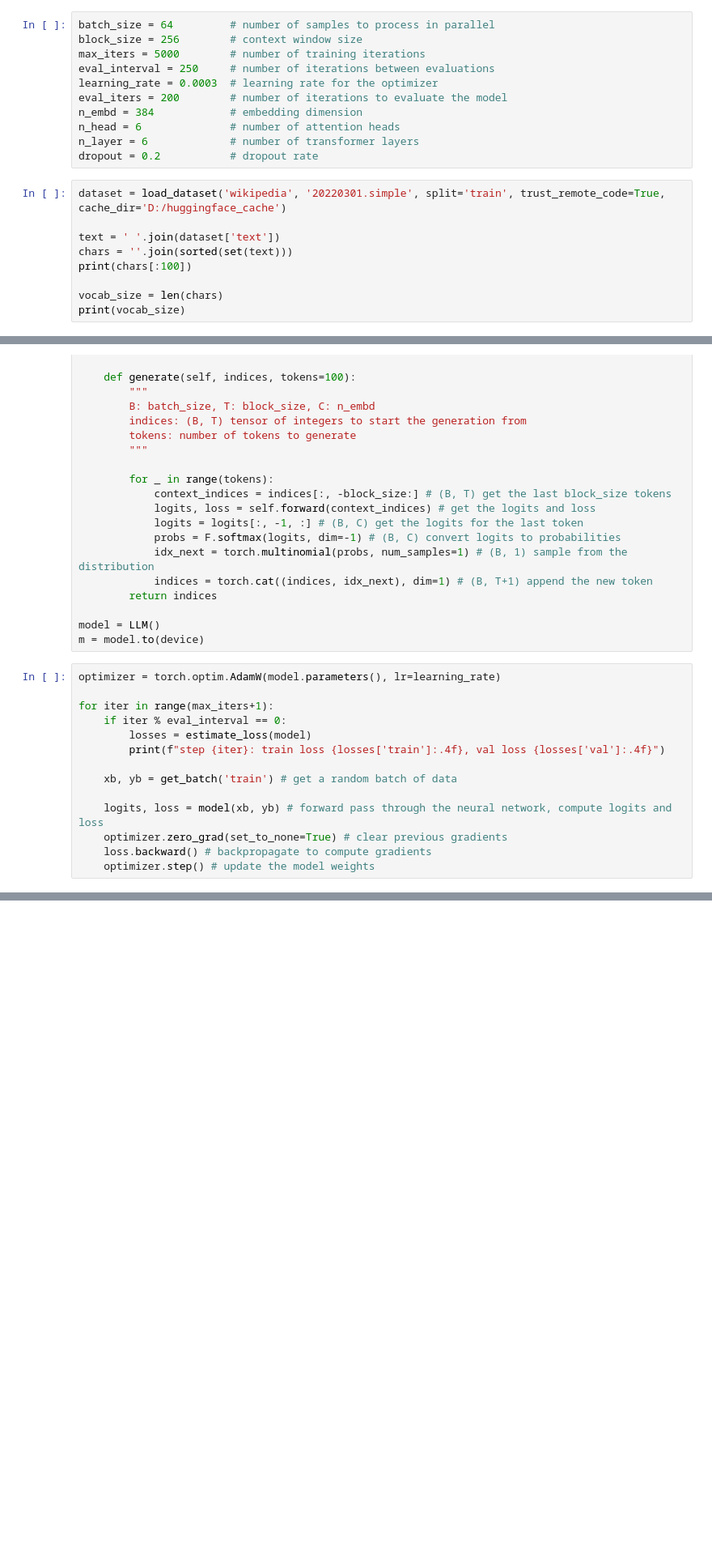
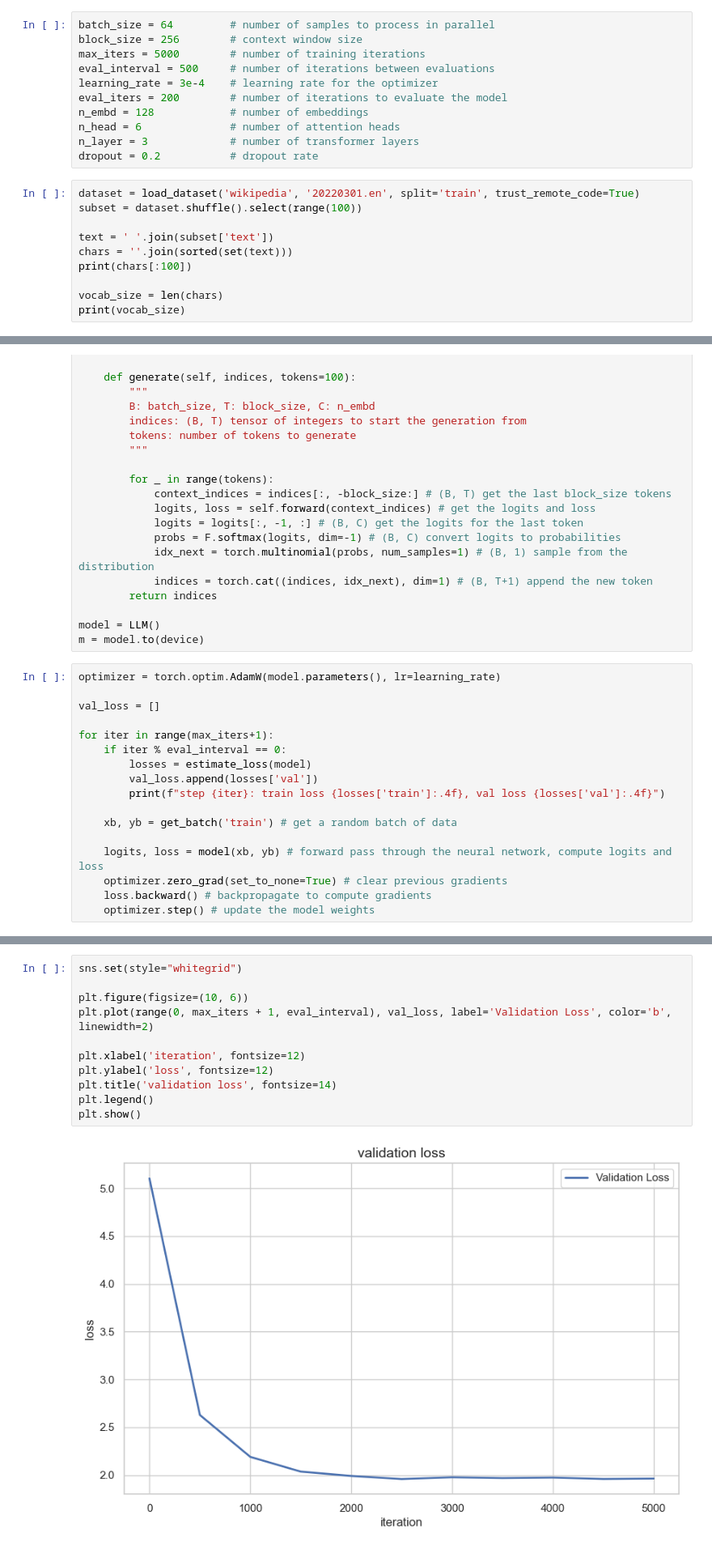
Before and after one commit to andy-buk/llm, a Jupyter notebook: GPT.ipynb, the cells around one changed output, grey strips where cells are left out. Shown at 81% size. Saved outputs shown, nothing was run; the diff lists cells and outputs as text; blank space fills up the shorter version.

```diff
--- a/GPT.ipynb
+++ b/GPT.ipynb
@@ -17,17 +19,18 @@ cpu
 batch_size = 64         # number of samples to process in parallel
 block_size = 256        # context window size
 max_iters = 5000        # number of training iterations
-eval_interval = 250     # number of iterations between evaluations
-learning_rate = 0.0003  # learning rate for the optimizer
+eval_interval = 500     # number of iterations between evaluations
+learning_rate = 3e-4    # learning rate for the optimizer
 eval_iters = 200        # number of iterations to evaluate the model
-n_embd = 384            # embedding dimension
+n_embd = 128            # number of embeddings
 n_head = 6              # number of attention heads
-n_layer = 6             # number of transformer layers
+n_layer = 3             # number of transformer layers
 dropout = 0.2           # dropout rate
 # %%
-dataset = load_dataset('wikipedia', '20220301.simple', split='train', trust_remote_code=True, cache_dir='D:/huggingface_cache')
+dataset = load_dataset('wikipedia', '20220301.en', split='train', trust_remote_code=True)
+subset = dataset.shuffle().select(range(100))
 
-text = ' '.join(dataset['text'])
+text = ' '.join(subset['text'])
 chars = ''.join(sorted(set(text)))
 print(chars[:100])
 
@@ -234,10 +241,13 @@ model = LLM()
 m = model.to(device)
 # %%
 optimizer = torch.optim.AdamW(model.parameters(), lr=learning_rate)
+
+val_loss = []
 
 for iter in range(max_iters+1):
     if iter % eval_interval == 0:
         losses = estimate_loss(model)
+        val_loss.append(losses['val'])
         print(f"step {iter}: train loss {losses['train']:.4f}, val loss {losses['val']:.4f}")
 
     xb, yb = get_batch('train') # get a random batch of data
@@ -249,2 +271,15 @@ for iter in range(max_iters+1):
+# %%
+sns.set(style="whitegrid")
+
+plt.figure(figsize=(10, 6))
+plt.plot(range(0, max_iters + 1, eval_interval), val_loss, label='Validation Loss', color='b', linewidth=2)
+
+plt.xlabel('iteration', fontsize=12)
+plt.ylabel('loss', fontsize=12)
+plt.title('validation loss', fontsize=14)
+plt.legend()
+plt.show()
+# %% [output]
+[figure, added]
 # %%
 context = torch.zeros((1, 1), dtype=torch.long, device=device) # initialize context
```
Also changed, not shown: parts of 7 cells of this notebook, 2 other files.
